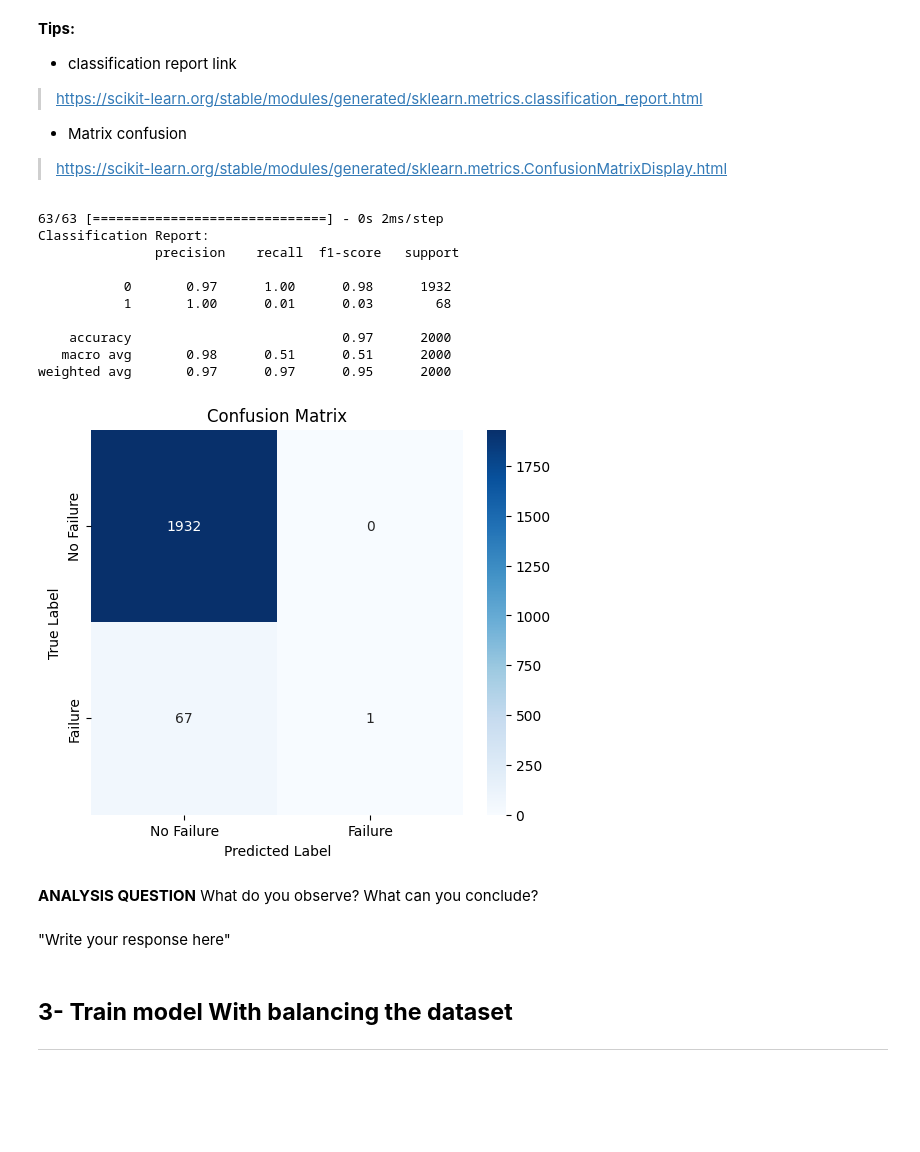
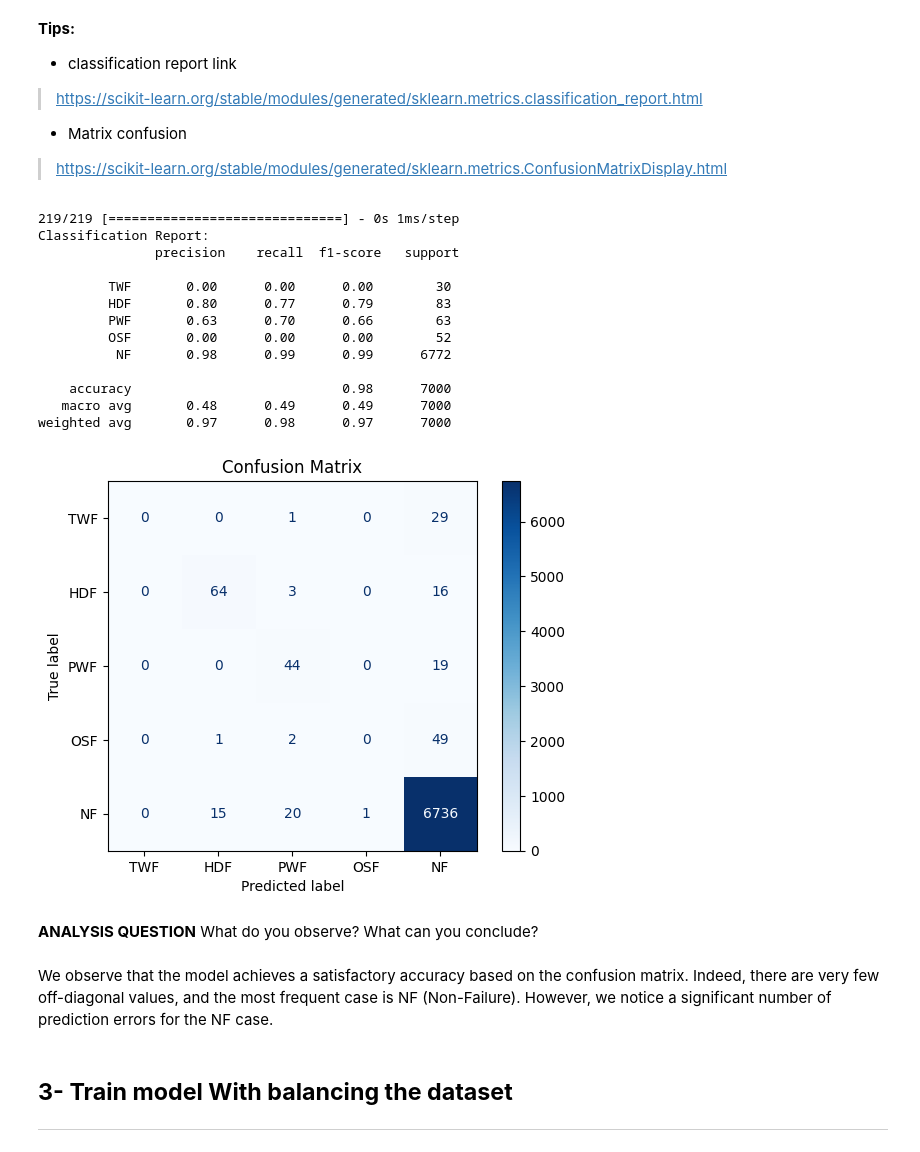
Before and after one commit to TristanLecourtois/IAEmbarque_failure_prediction, a Jupyter notebook: Colab_IA_EMBARQUEE/TP_IA_EMBARQUEE.ipynb, the cells around one changed output. Saved outputs shown, nothing was run; the diff lists cells and outputs as text; code cells hidden in the pictures; blank space fills up the shorter version.

```diff
--- a/Colab_IA_EMBARQUEE/TP_IA_EMBARQUEE.ipynb
+++ b/Colab_IA_EMBARQUEE/TP_IA_EMBARQUEE.ipynb
@@ -289,41 +286,41 @@ plt.legend()
 *   Matrix confusion
 
 > https://scikit-learn.org/stable/modules/generated/sklearn.metrics.ConfusionMatrixDisplay.html
-# %%
-from sklearn.metrics import confusion_matrix, classification_report
-import seaborn as sns
-
-Y_pred = model.predict(X_test)
-Y_pred = (Y_pred > 0.5).astype(int)
-
-cm = confusion_matrix(Y_test, Y_pred)
-
-# Print classification report
-print("Classification Report:\n", classification_report(Y_test, Y_pred))
-
-# Plot the confusion matrix
-plt.figure(figsize=(6, 5))
-sns.heatmap(cm, annot=True, fmt="d", cmap="Blues", xticklabels=['No Failure', 'Failure'], yticklabels=['No Failure', 'Failure'])
-plt.xlabel("Predicted Label")
-plt.ylabel("True Label")
-plt.title("Confusion Matrix")
-plt.show()
-# %% [output]
-63/63 [==============================] - 0s 2ms/step
-Classification Report:
-               precision    recall  f1-score   support
-
-           0       0.97      1.00      0.98      1932
-           1       1.00      0.01      0.03        68
-
-    accuracy                           0.97      2000
-   macro avg       0.98      0.51      0.51      2000
-weighted avg       0.97      0.97      0.95      2000
-[figure, removed]
+# %%
+from sklearn.metrics import classification_report, confusion_matrix, ConfusionMatrixDisplay
+
+y_pred = model.predict(X_test)
+y_pred_classes = np.argmax(y_pred, axis=1)
+y_true_classes = np.argmax(Y_test, axis=1)
+
+report = classification_report(y_true_classes, y_pred_classes, target_names=["TWF", "HDF", "PWF", "OSF", "NF"])
+print("Classification Report:\n", report)
+
+cm = confusion_matrix(y_true_classes, y_pred_classes)
+disp = ConfusionMatrixDisplay(confusion_matrix=cm, display_labels=["TWF", "HDF", "PWF", "OSF", "NF"])
+
+disp.plot(cmap=plt.cm.Blues)
+plt.title('Confusion Matrix')
+plt.savefig("confusionV2.png")
+# %% [output]
+219/219 [==============================] - 0s 1ms/step
+Classification Report:
+               precision    recall  f1-score   support
+
+         TWF       0.00      0.00      0.00        30
+         HDF       0.80      0.77      0.79        83
+         PWF       0.63      0.70      0.66        63
+         OSF       0.00      0.00      0.00        52
+          NF       0.98      0.99      0.99      6772
+
+    accuracy                           0.98      7000
+   macro avg       0.48      0.49      0.49      7000
+weighted avg       0.97      0.98      0.97      7000
+[figure, added]
 # %% [markdown]
 **ANALYSIS QUESTION** What do you observe? What can you conclude?
-# %% [markdown]
-"Write your response here"
+# %% [markdown]
+We observe that the model achieves a satisfactory accuracy based on the confusion matrix. Indeed, there are very few off-diagonal values, and the most frequent case is NF (Non-Failure). However, we notice a significant number of prediction errors for the NF case.
 # %% [markdown]
 ## **3- Train model With balancing the dataset**
 
```
Also changed, not shown: parts of 18 cells of this notebook.
